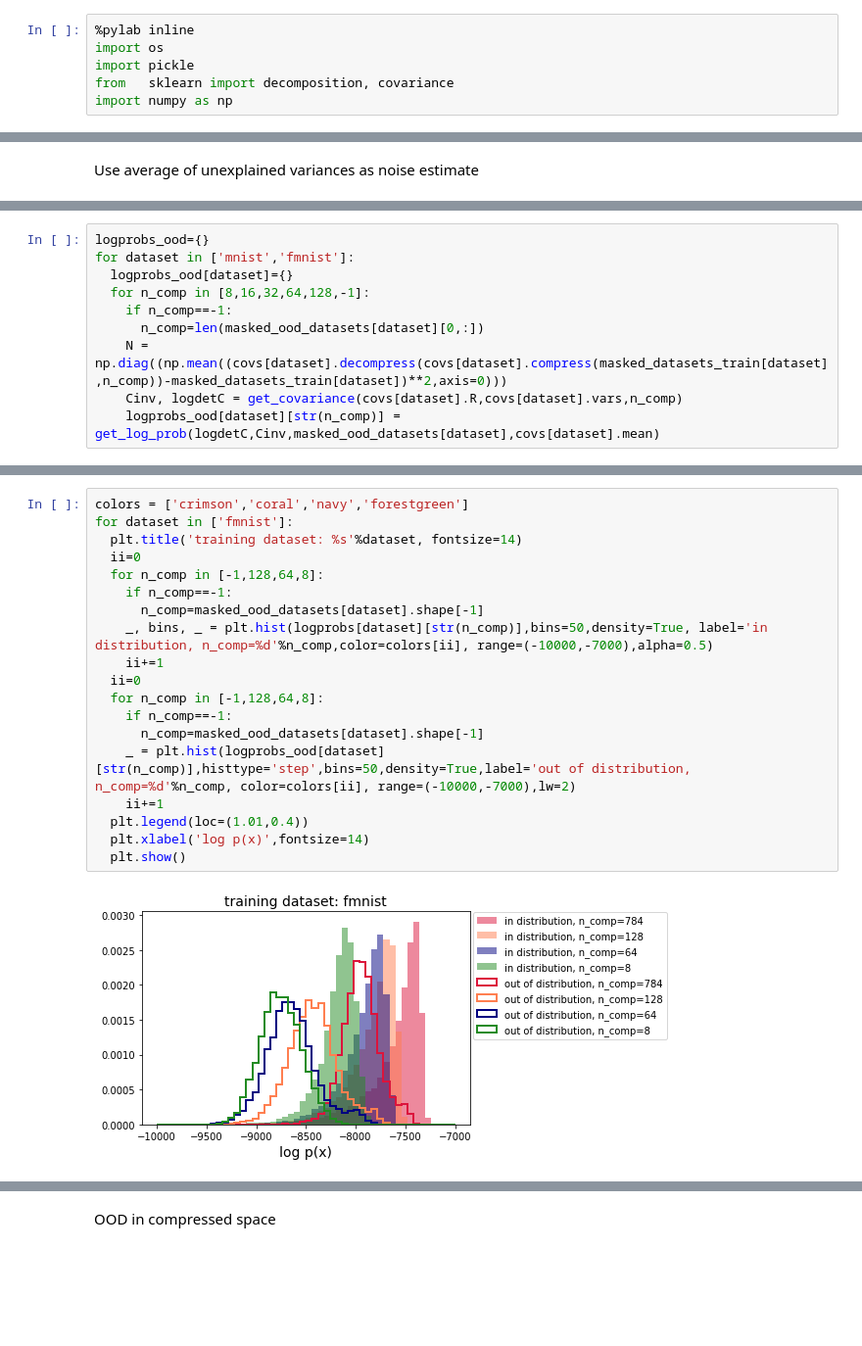
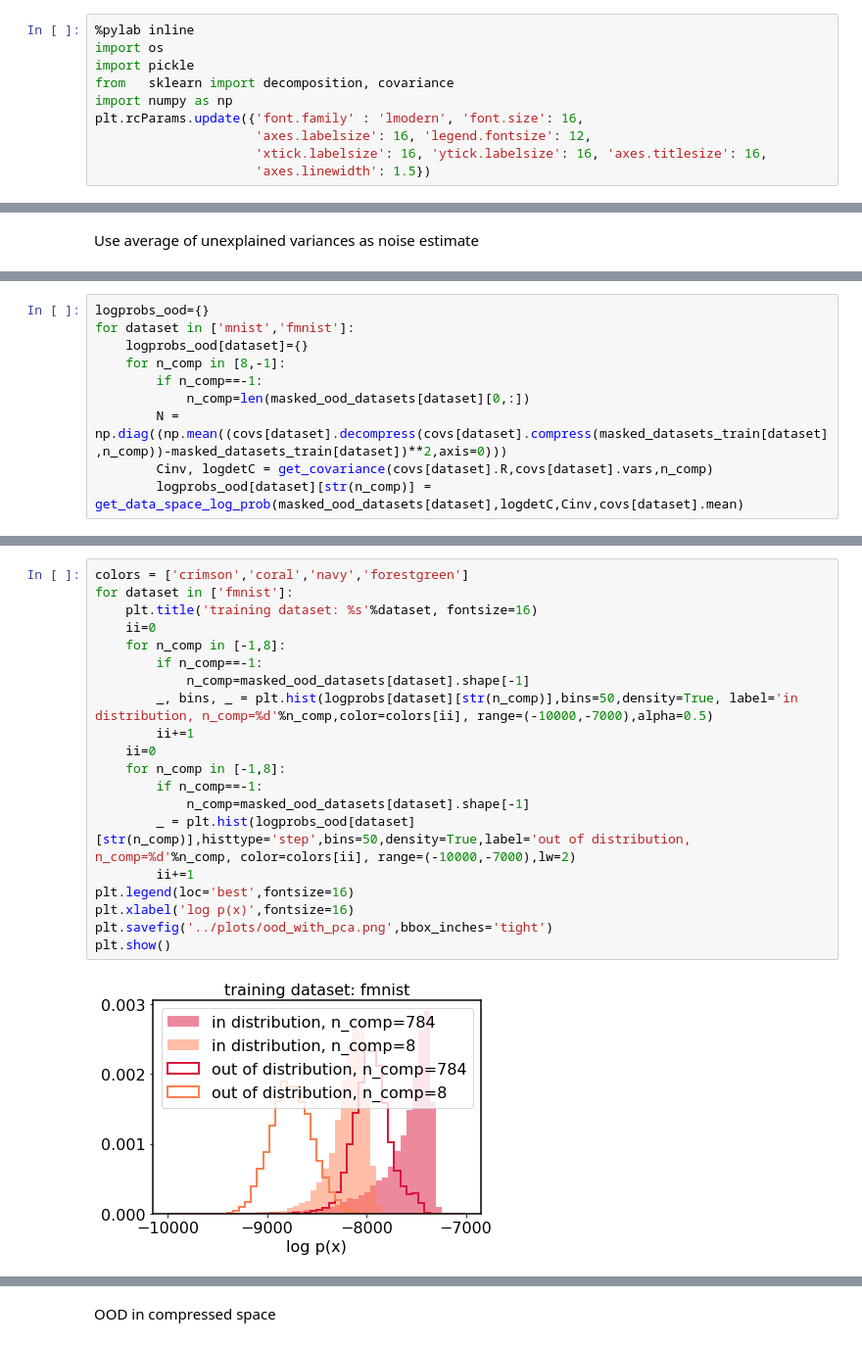
Before and after one commit to VMBoehm/pca-classifier, a Jupyter notebook: notebooks/ood_data_space_ML.ipynb, the cells around one changed output, grey strips where cells are left out. Shown at 98% size. Cells and saved outputs as stored; diff of their text form; blank space fills up the shorter version.

Commit message:
updated pca ood notebook and made plots for talk

```diff
--- a/notebooks/ood_data_space_ML.ipynb
+++ b/notebooks/ood_data_space_ML.ipynb
@@ -6,5 +6,9 @@ import os
 import pickle
 from   sklearn import decomposition, covariance
 import numpy as np
+plt.rcParams.update({'font.family' : 'lmodern', 'font.size': 16,
+                     'axes.labelsize': 16, 'legend.fontsize': 12,
+                     'xtick.labelsize': 16, 'ytick.labelsize': 16, 'axes.titlesize': 16,
+                     'axes.linewidth': 1.5})
 # %% [output]
 Populating the interactive namespace from numpy and matplotlib
@@ -144,10 +153,10 @@ using internal estimate of recon error
 # %%
 logprobs_ood={}
 for dataset in ['mnist','fmnist']:
-  logprobs_ood[dataset]={}
-  for n_comp in [8,16,32,64,128,-1]:
-    if n_comp==-1:
-      n_comp=len(masked_ood_datasets[dataset][0,:])
-    N = np.diag((np.mean((covs[dataset].decompress(covs[dataset].compress(masked_datasets_train[dataset],n_comp))-masked_datasets_train[dataset])**2,axis=0)))
-    Cinv, logdetC = get_covariance(covs[dataset].R,covs[dataset].vars,n_comp)
-    logprobs_ood[dataset][str(n_comp)] = get_log_prob(logdetC,Cinv,masked_ood_datasets[dataset],covs[dataset].mean)
+    logprobs_ood[dataset]={}
+    for n_comp in [8,-1]:
+        if n_comp==-1:
+            n_comp=len(masked_ood_datasets[dataset][0,:])
+        N = np.diag((np.mean((covs[dataset].decompress(covs[dataset].compress(masked_datasets_train[dataset],n_comp))-masked_datasets_train[dataset])**2,axis=0)))
+        Cinv, logdetC = get_covariance(covs[dataset].R,covs[dataset].vars,n_comp)
+        logprobs_ood[dataset][str(n_comp)] = get_data_space_log_prob(masked_ood_datasets[dataset],logdetC,Cinv,covs[dataset].mean)
@@ -188,21 +184,22 @@ for dataset in ['mnist']:
 # %%
 colors = ['crimson','coral','navy','forestgreen']
 for dataset in ['fmnist']:
-  plt.title('training dataset: %s'%dataset, fontsize=14)
-  ii=0
-  for n_comp in [-1,128,64,8]:
-    if n_comp==-1:
-      n_comp=masked_ood_datasets[dataset].shape[-1]
-    _, bins, _ = plt.hist(logprobs[dataset][str(n_comp)],bins=50,density=True, label='in distribution, n_comp=%d'%n_comp,color=colors[ii], range=(-10000,-7000),alpha=0.5)
-    ii+=1
-  ii=0
-  for n_comp in [-1,128,64,8]:
-    if n_comp==-1:
-      n_comp=masked_ood_datasets[dataset].shape[-1]
-    _ = plt.hist(logprobs_ood[dataset][str(n_comp)],histtype='step',bins=50,density=True,label='out of distribution, n_comp=%d'%n_comp, color=colors[ii], range=(-10000,-7000),lw=2)
-    ii+=1
-  plt.legend(loc=(1.01,0.4))
-  plt.xlabel('log p(x)',fontsize=14)
-  plt.show()
+    plt.title('training dataset: %s'%dataset, fontsize=16)
+    ii=0
+    for n_comp in [-1,8]:
+        if n_comp==-1:
+            n_comp=masked_ood_datasets[dataset].shape[-1]
+        _, bins, _ = plt.hist(logprobs[dataset][str(n_comp)],bins=50,density=True, label='in distribution, n_comp=%d'%n_comp,color=colors[ii], range=(-10000,-7000),alpha=0.5)
+        ii+=1
+    ii=0
+    for n_comp in [-1,8]:
+        if n_comp==-1:
+            n_comp=masked_ood_datasets[dataset].shape[-1]
+        _ = plt.hist(logprobs_ood[dataset][str(n_comp)],histtype='step',bins=50,density=True,label='out of distribution, n_comp=%d'%n_comp, color=colors[ii], range=(-10000,-7000),lw=2)
+        ii+=1
+plt.legend(loc='best',fontsize=16)
+plt.xlabel('log p(x)',fontsize=16)
+plt.savefig('../plots/ood_with_pca.png',bbox_inches='tight')
+plt.show()
 # %% [output]
-[figure, old version]
+[figure, new version]
```
Also changed, not shown: parts of 22 cells of this notebook.
